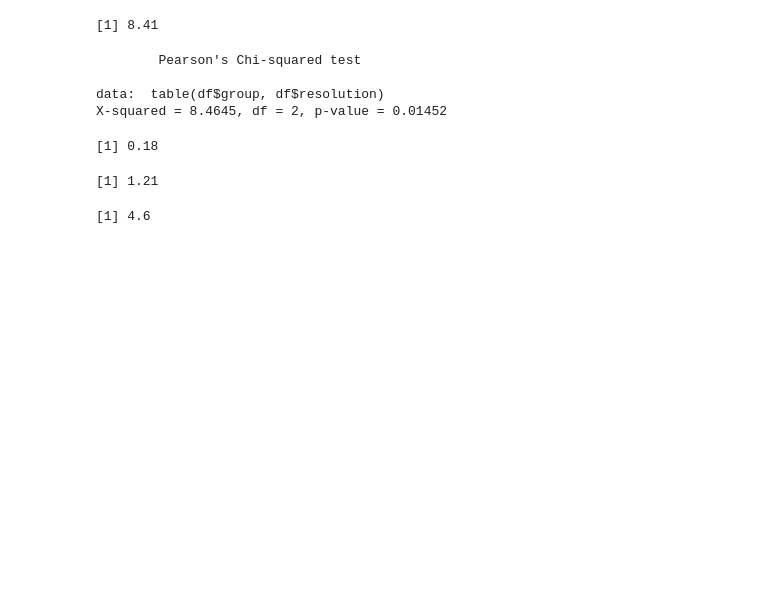
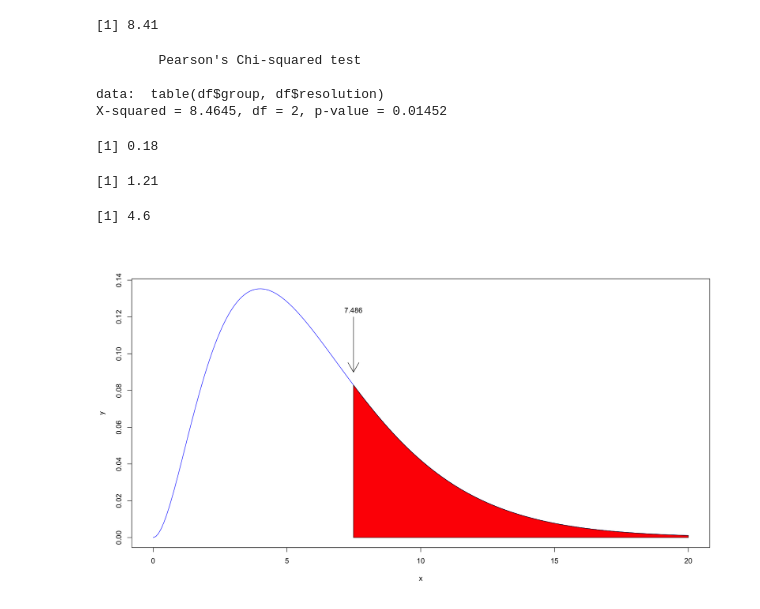
Before and after one commit to MrFuguDataScience/MLE_Basics_N_Stats, a Jupyter notebook: Chi_sq_distr.ipynb, the cells around one changed output. Drawn from its saved outputs; the diff is of its cells as text; code cells hidden in the pictures; blank space fills up the shorter version.

```diff
--- a/Chi_sq_distr.ipynb
+++ b/Chi_sq_distr.ipynb
@@ -700,3 +766,14 @@ X-squared = 8.4645, df = 2, p-value = 0.01452
 [1] 0.18
 [1] 1.21
 [1] 4.6
+# %%
+x=seq(0,20,length=200)
+y=dchisq(x,6)
+plot(x,y,type="l",col="blue")
+xx=seq(7.486,20,length=100)
+yy=dchisq(xx,6)
+polygon(c(7.486,xx,20),c(0,yy,0),col="red")
+arrows(7.486,0.12,7.486,0.09)
+text(7.486,0.12,"7.486",pos=3)
+# %% [output]
+[figure, added]
```
Also changed, not shown: parts of 6 cells of this notebook.
